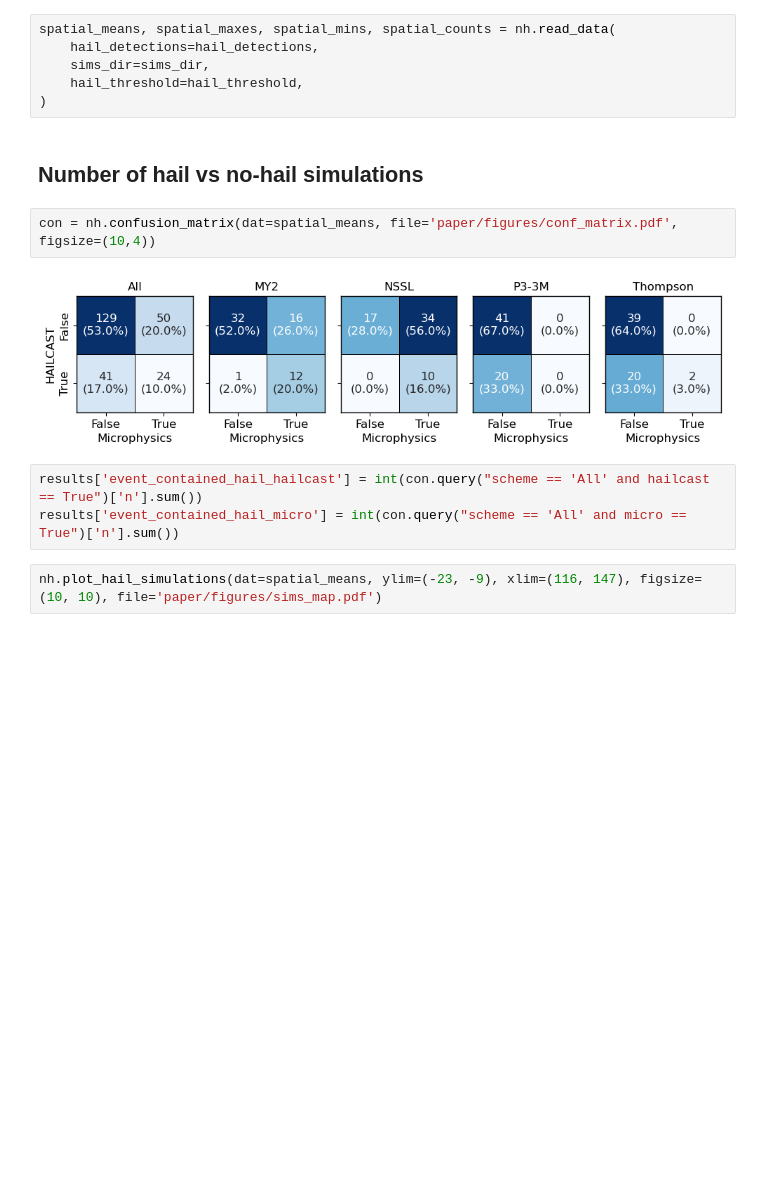
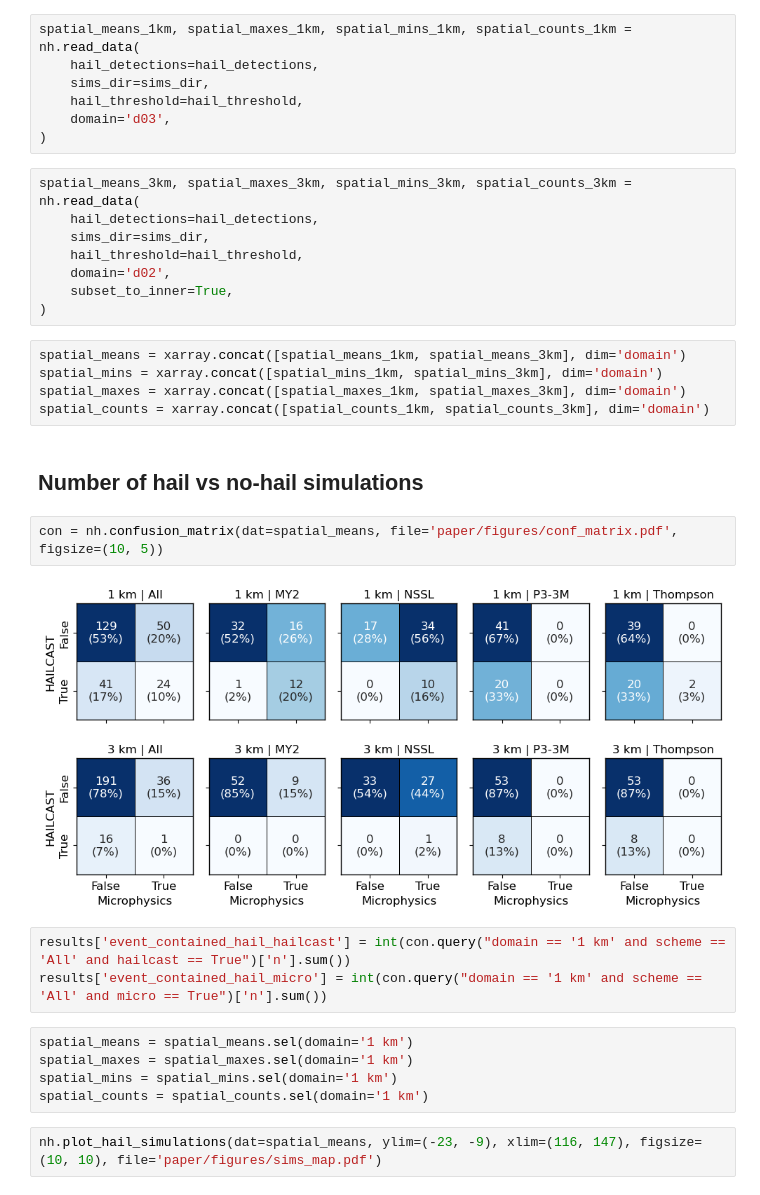
Before and after one commit to traupach/aus_tropics_hail, a Jupyter notebook: analysis/aus_tropics_hail.ipynb, the cells around one changed output. Saved outputs shown, nothing was run; the diff lists cells and outputs as text; blank space fills up the shorter version.

Commit message:
Updated 1km and 3km results.

```diff
--- a/analysis/aus_tropics_hail.ipynb
+++ b/analysis/aus_tropics_hail.ipynb
@@ -268,20 +276,39 @@ Turbulence options:
 # %% [markdown]
 ## Read data
 # %%
-spatial_means, spatial_maxes, spatial_mins, spatial_counts = nh.read_data(
+spatial_means_1km, spatial_maxes_1km, spatial_mins_1km, spatial_counts_1km = nh.read_data(
     hail_detections=hail_detections,
     sims_dir=sims_dir,
     hail_threshold=hail_threshold,
+    domain='d03',
 )
+# %%
+spatial_means_3km, spatial_maxes_3km, spatial_mins_3km, spatial_counts_3km = nh.read_data(
+    hail_detections=hail_detections,
+    sims_dir=sims_dir,
+    hail_threshold=hail_threshold,
+    domain='d02',
+    subset_to_inner=True,
+)
+# %%
+spatial_means = xarray.concat([spatial_means_1km, spatial_means_3km], dim='domain')
+spatial_mins = xarray.concat([spatial_mins_1km, spatial_mins_3km], dim='domain')
+spatial_maxes = xarray.concat([spatial_maxes_1km, spatial_maxes_3km], dim='domain')
+spatial_counts = xarray.concat([spatial_counts_1km, spatial_counts_3km], dim='domain')
 # %% [markdown]
 ## Number of hail vs no-hail simulations
 # %%
-con = nh.confusion_matrix(dat=spatial_means, file='paper/figures/conf_matrix.pdf', figsize=(10,4))
+con = nh.confusion_matrix(dat=spatial_means, file='paper/figures/conf_matrix.pdf', figsize=(10, 5))
 # %% [output]
-[figure, old version]
+[figure, new version]
 # %%
-results['event_contained_hail_hailcast'] = int(con.query("scheme == 'All' and hailcast == True")['n'].sum())
-results['event_contained_hail_micro'] = int(con.query("scheme == 'All' and micro == True")['n'].sum())
+results['event_contained_hail_hailcast'] = int(con.query("domain == '1 km' and scheme == 'All' and hailcast == True")['n'].sum())
+results['event_contained_hail_micro'] = int(con.query("domain == '1 km' and scheme == 'All' and micro == True")['n'].sum())
+# %%
+spatial_means = spatial_means.sel(domain='1 km')
+spatial_maxes = spatial_maxes.sel(domain='1 km')
+spatial_mins = spatial_mins.sel(domain='1 km')
+spatial_counts = spatial_counts.sel(domain='1 km')
 # %%
 nh.plot_hail_simulations(dat=spatial_means, ylim=(-23, -9), xlim=(116, 147), figsize=(10, 10), file='paper/figures/sims_map.pdf')
 # %% [output]
```
Also changed, not shown: parts of 8 cells of this notebook, 12 other files.
